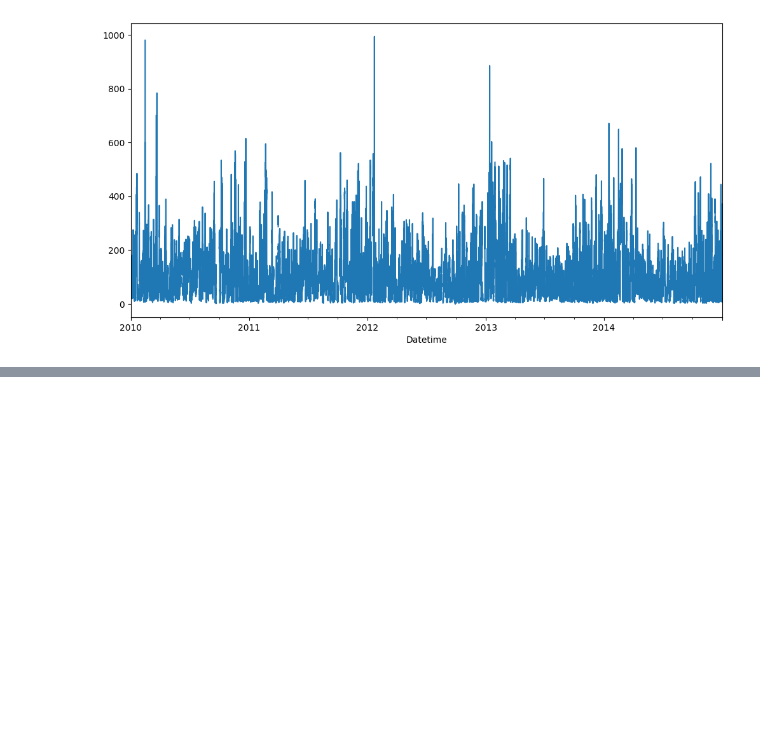
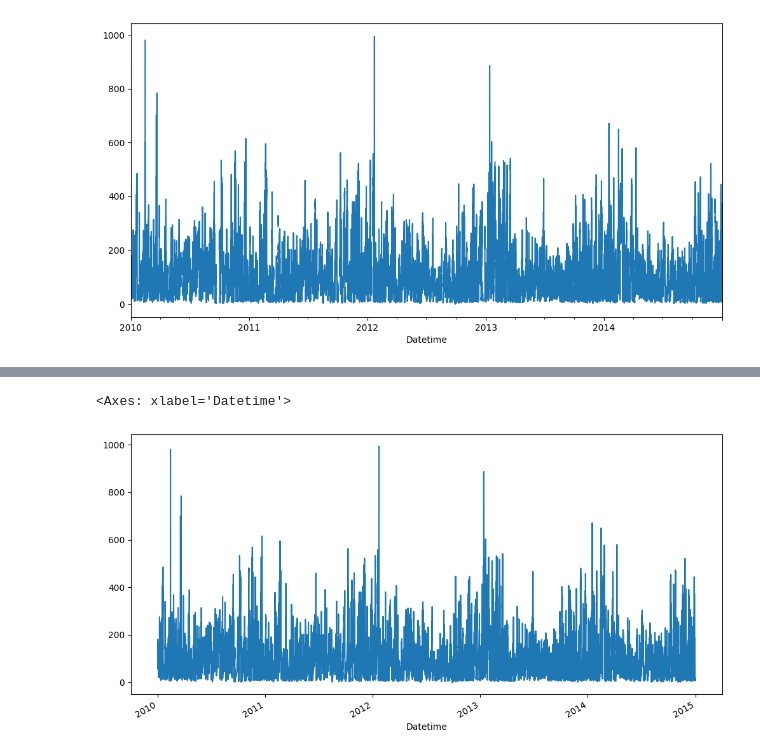
Before and after one commit to MINGYU-1/company_data, a Jupyter notebook: second_week/11_18_studying.ipynb, the cells around one changed output, grey strips where cells are left out. Saved outputs shown, nothing was run; the diff lists cells and outputs as text; code cells hidden in the pictures; blank space fills up the shorter version.

```diff
--- a/second_week/11_18_studying.ipynb
+++ b/second_week/11_18_studying.ipynb
@@ -56,0 +64,2 @@ df.shape
+# %%
+df = df.dropna()
@@ -56,0 +88,5 @@ df.shape
+# %%
+df[Target].plot(figsize=(12,6))
+# %% [output]
+<Axes: xlabel='Datetime'>
+[figure, added]
```
Also changed, not shown: parts of 3 cells of this notebook.
